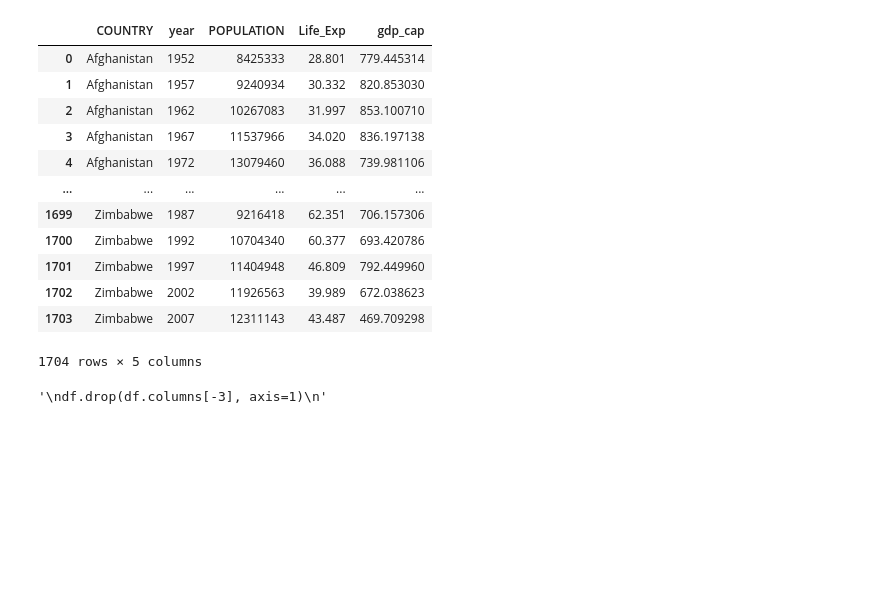
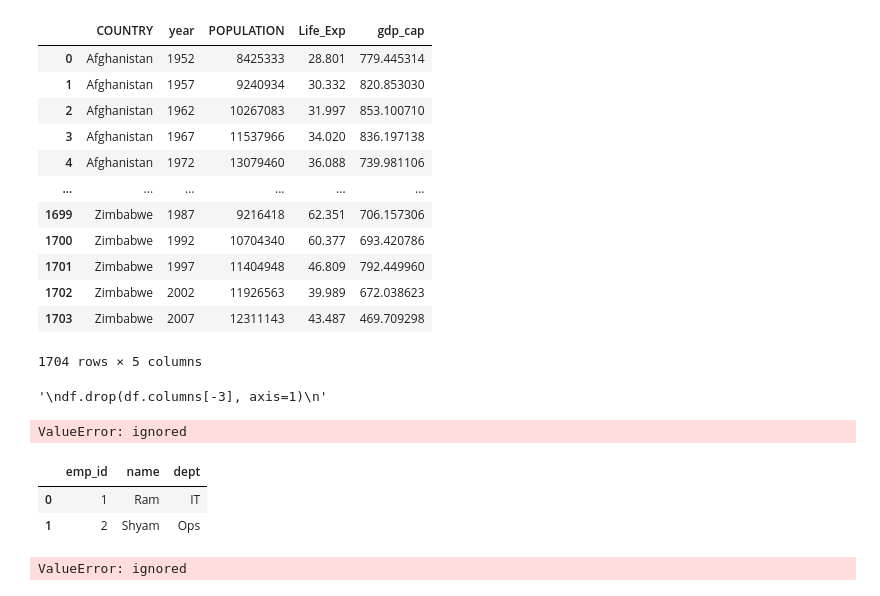
Before and after one commit to arnavxyz/scaler_pandas, a Jupyter notebook: Pandas_1.ipynb, the cells around one changed output. Cells and saved outputs as stored; diff of their text form; code cells hidden in the pictures; blank space fills up the shorter version.

```diff
--- a/Pandas_1.ipynb
+++ b/Pandas_1.ipynb
@@ -362,3 +362,26 @@ df.drop(df.columns[-3], axis=1)
 '''
 # %% [output]
 '\ndf.drop(df.columns[-3], axis=1)\n'
+# %%
+'''
+Q1. Correct way to form a dataframe?
+'''
+# option a
+df = pd.DataFrame([[1, 2], ["Ram", "Shyam"], ["IT", "Ops"]], columns = ["emp_id", "name", "dept"])
+# %% [output]
+ValueError: ignored
+# %%
+# option b
+df = pd.DataFrame([[1, "Ram", "IT"], [2, "Shyam", "Ops"]], columns = ["emp_id", "name", "dept"])
+df.head()
+# %% [output]
+|  | emp_id | name | dept |
+| 0 | 1 | Ram | IT |
+| 1 | 2 | Shyam | Ops |
+# %%
+# option c
+
+df = pd.DataFrame([1, "Ram", "IT"], columns = ["emp_id", "name", "dept"])
+df.head()
+# %% [output]
+ValueError: ignored
```
Also changed, not shown: parts of 9 cells of this notebook.
